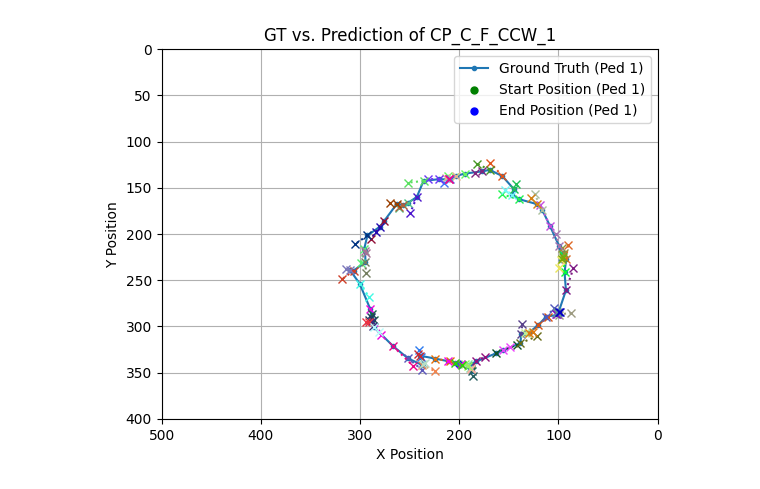
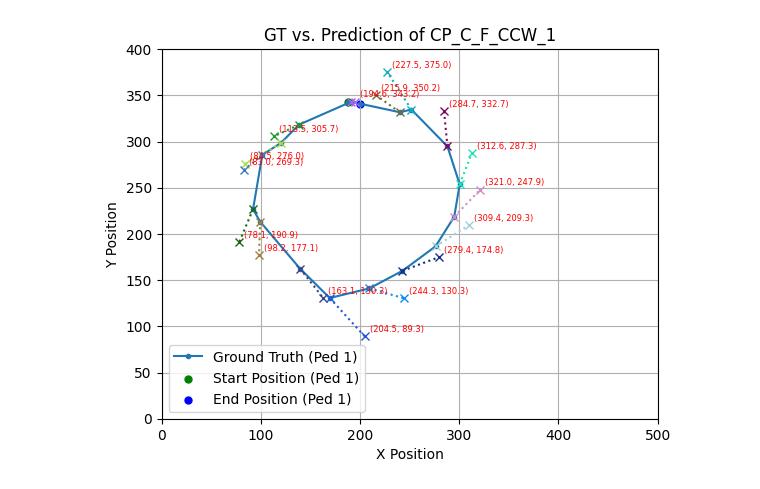
Before and after one commit to spourasgari/motion_predictor, a Jupyter notebook: CV_pred.ipynb, the cells around one changed output. Cells and saved outputs as stored; diff of their text form; code cells hidden in the pictures.

```diff
--- a/CV_pred.ipynb
+++ b/CV_pred.ipynb
@@ -10,9 +10,10 @@ import csv
 file_name = "CP_C_F_CCW_1"
 # output_dir = f"/home/sina/env_prediction_project/trajectory_detection/Recorded Datasets/Straight Line/Vertical Line/{file_name}"
 output_dir = f"/home/sina/env_prediction_project/trajectory_detection/Recorded Datasets/Circular Path/{file_name}"
-data_path = os.path.join(output_dir, "pose_waypoints_sampled_10hz_clean.csv")
+data_path = os.path.join(output_dir, "pose_waypoints_sampled_2.5hz_clean.csv")
 data_path_2 = os.path.join(output_dir, "pose_waypoints_sampled_2.5hz_clean.csv")
 plot_2 = False
+speed_avg = True
 
 # data_path = os.path.join(output_dir, "pose_waypoints_full.csv")
 # %%
@@ -75,6 +90,14 @@ for ped_id in pedestrian_ids:
         vx = (x2 - x1) / (t2 - t1)
         vy = (y2 - y1) / (t2 - t1)
 
+        if speed_avg and i > 0:
+            t0, x0, y0 = ped_data[i-1, 0], ped_data[i-1, 2], ped_data[i-1, 3]
+            vx_p = (x1 - x0) / (t1 - t0)
+            vy_p = (y1 - y0) / (t1 - t0)
+
+            vx = (vx + vx_p) / 2
+            vy = (vy + vy_p) / 2
+
         ### PREDICTION PART ###
 
         # Predict next position assuming constant velocity
@@ -140,40 +163,41 @@ for ped_id in pedestrian_ids:
         j = 1
         for pred in predictions[ped_id]:
             t_pred, ped_id_pred, x_pred, y_pred = pred
+            plt.text(x_pred + 5, y_pred + 5, f"({x_pred:.1f}, {y_pred:.1f})", fontsize=6, color="red")
 
             plt.plot([x_gt[j], x_pred], [y_gt[j], y_pred], color=np.random.rand(3,),
                      marker="x", linestyle='dotted')
             j += 1
 
             # Othe types of plots can be added here, but be careful about multiple labels. It's better for the multi-step predictions, I think
 
 
 
     # plt.plot(p_x, p_y, marker="x", linewidth=1, linestyle='--', label='Predicted Positions', color="red") # Connect all prediction to each other
     # plt.scatter(p_x, p_y, marker="x", label='Predicted Positions', color="red") # Just show the predicted positions
 
 # Mark start and end positions
 for ped_id in np.unique(gt_array[:, 1]):
     ped_data = gt_array[gt_array[:, 1] == ped_id]
     x_gt, y_gt = ped_data[:, 2], ped_data[:, 3]
     plt.scatter(x_gt[0], y_gt[0], color="green", s=25, label=f"Start Position (Ped {int(ped_id)})")
     plt.scatter(x_gt[-1], y_gt[-1], color="blue", s=25, label=f"End Position (Ped {int(ped_id)})")
 
-plt.gca().invert_yaxis()  # Invert Y to match video coordinates
-plt.gca().invert_xaxis()  # Invert X to match video coordinates
+# plt.gca().invert_yaxis()  # Invert Y to match video coordinates
+# plt.gca().invert_xaxis()  # Invert X to match video coordinates
 
 # Titles and labels
 plt.title(f"GT vs. Prediction of {file_name}")
 plt.xlabel("X Position")
 plt.ylabel("Y Position")
 plt.legend()
 plt.grid(True)
 
 # Show the plot
 plt.show()
 plt.close()
 # %% [output]
-[figure, old version]
+[figure, new version]
 # %%
 error_ade = []
 error_ade_normal = []
```
Also changed, not shown: parts of 15 cells of this notebook, 3 other files.
